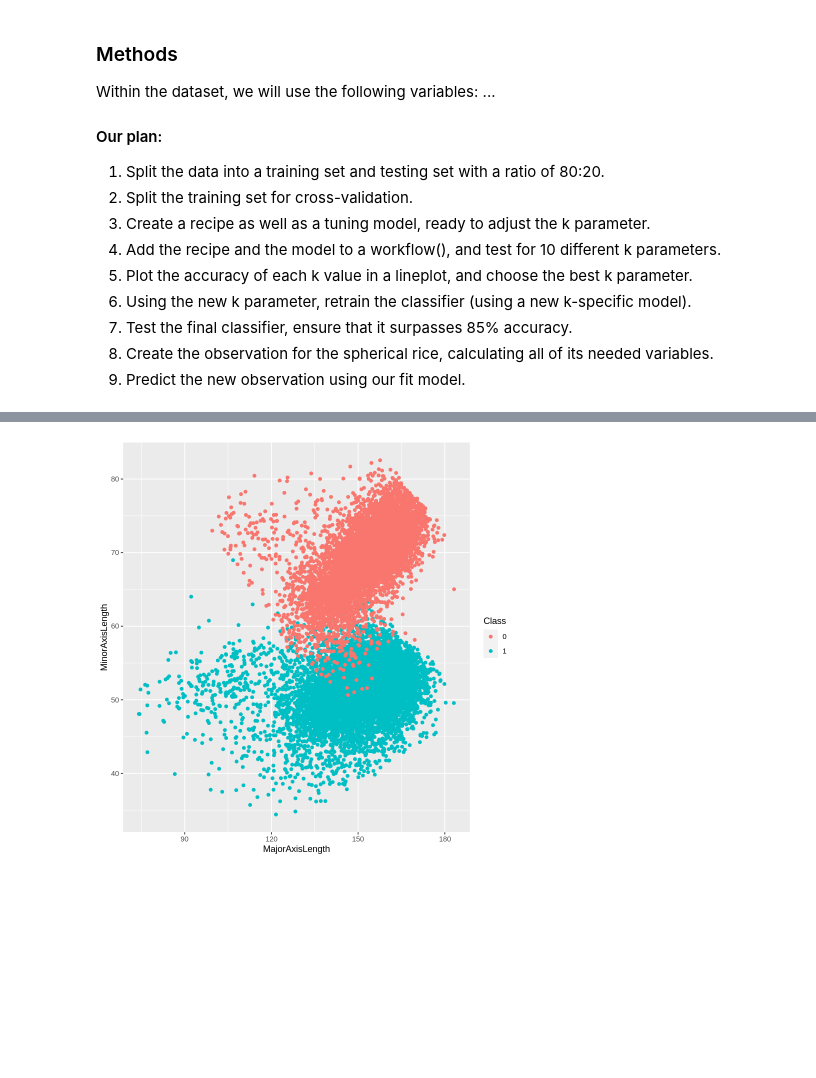
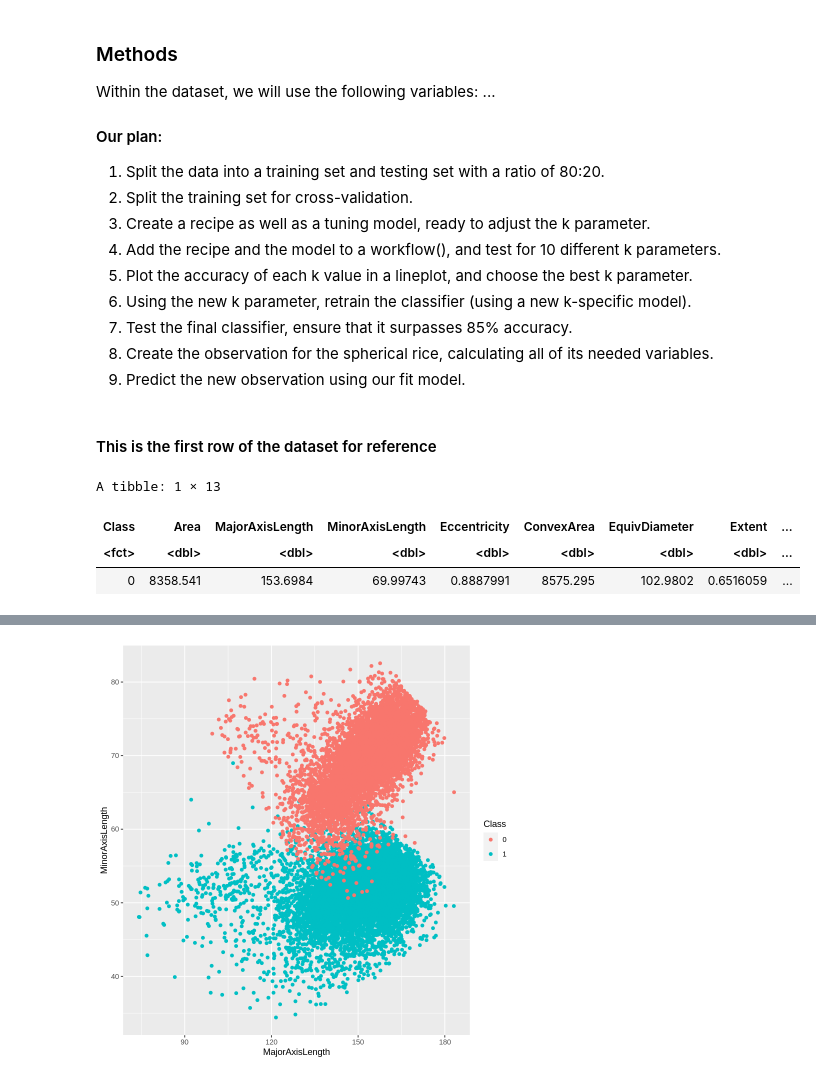
Before and after one commit to sean-prk/group-124-proposal, a Jupyter notebook: group-124-proposal.ipynb, the cells around one changed output, grey strips where cells are left out. Drawn from its saved outputs; the diff is of its cells as text; code cells hidden in the pictures; blank space fills up the shorter version.

```diff
--- a/group-124-proposal.ipynb
+++ b/group-124-proposal.ipynb
@@ -40,3 +40,12 @@ Within the dataset, we will use the following variables:
 7. Test the final classifier, ensure that it surpasses 85% accuracy.
 7. Create the observation for the spherical rice, calculating all of its needed variables.
 8. Predict the new observation using our fit model.
+# %% [markdown]
+#### This is the first row of the dataset for reference
+# %%
+slice(rice_summary, 1)
+# %% [output]
+A tibble: 1 × 13
+| Class | Area | MajorAxisLength | MinorAxisLength | Eccentricity | ConvexArea | EquivDiameter | Extent | ... |
+| <fct> | <dbl> | <dbl> | <dbl> | <dbl> | <dbl> | <dbl> | <dbl> | ... |
+| 0 | 8358.541 | 153.6984 | 69.99743 | 0.8887991 | 8575.295 | 102.9802 | 0.6516059 | ... |
```
Also changed, not shown: parts of 3 cells of this notebook.
